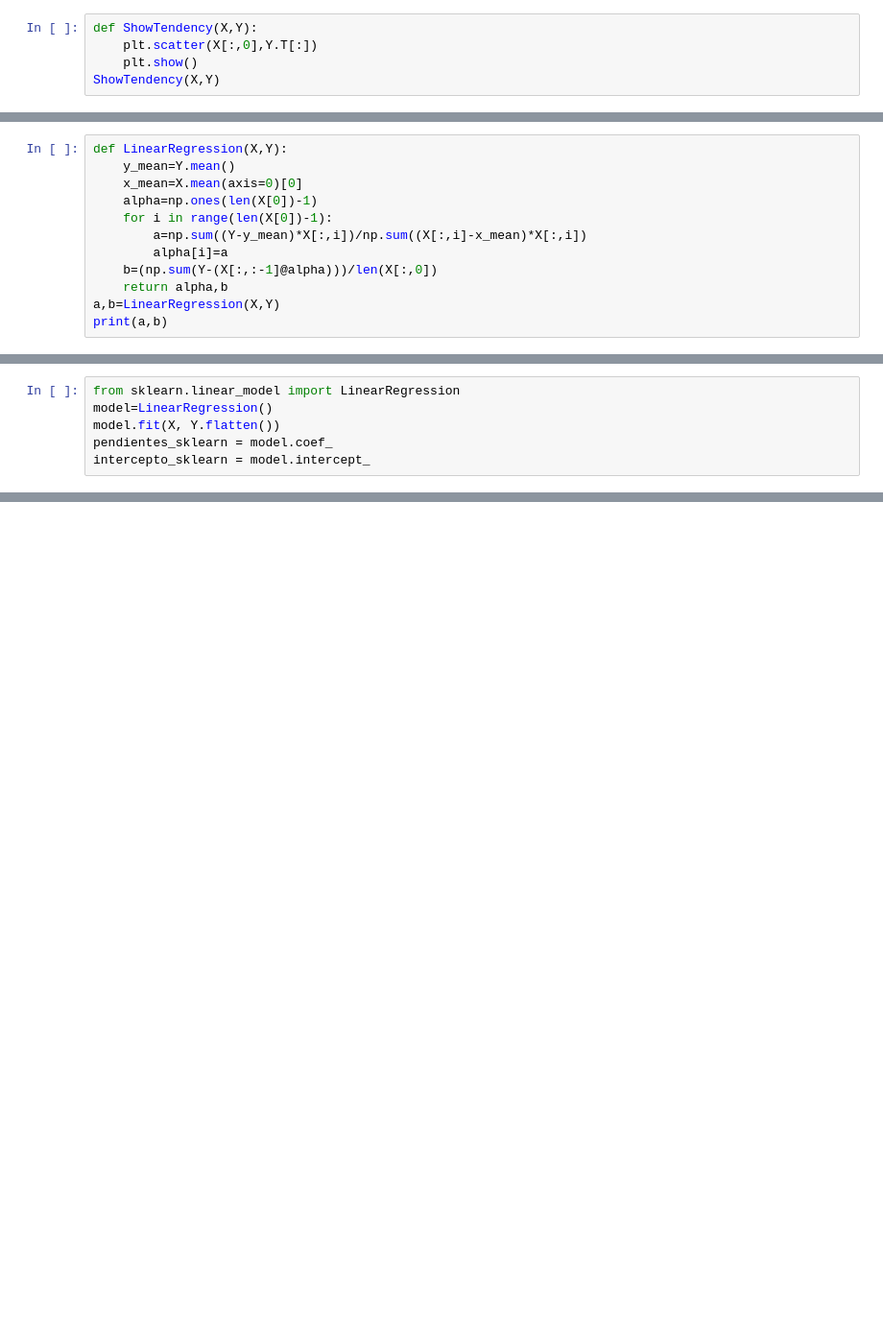
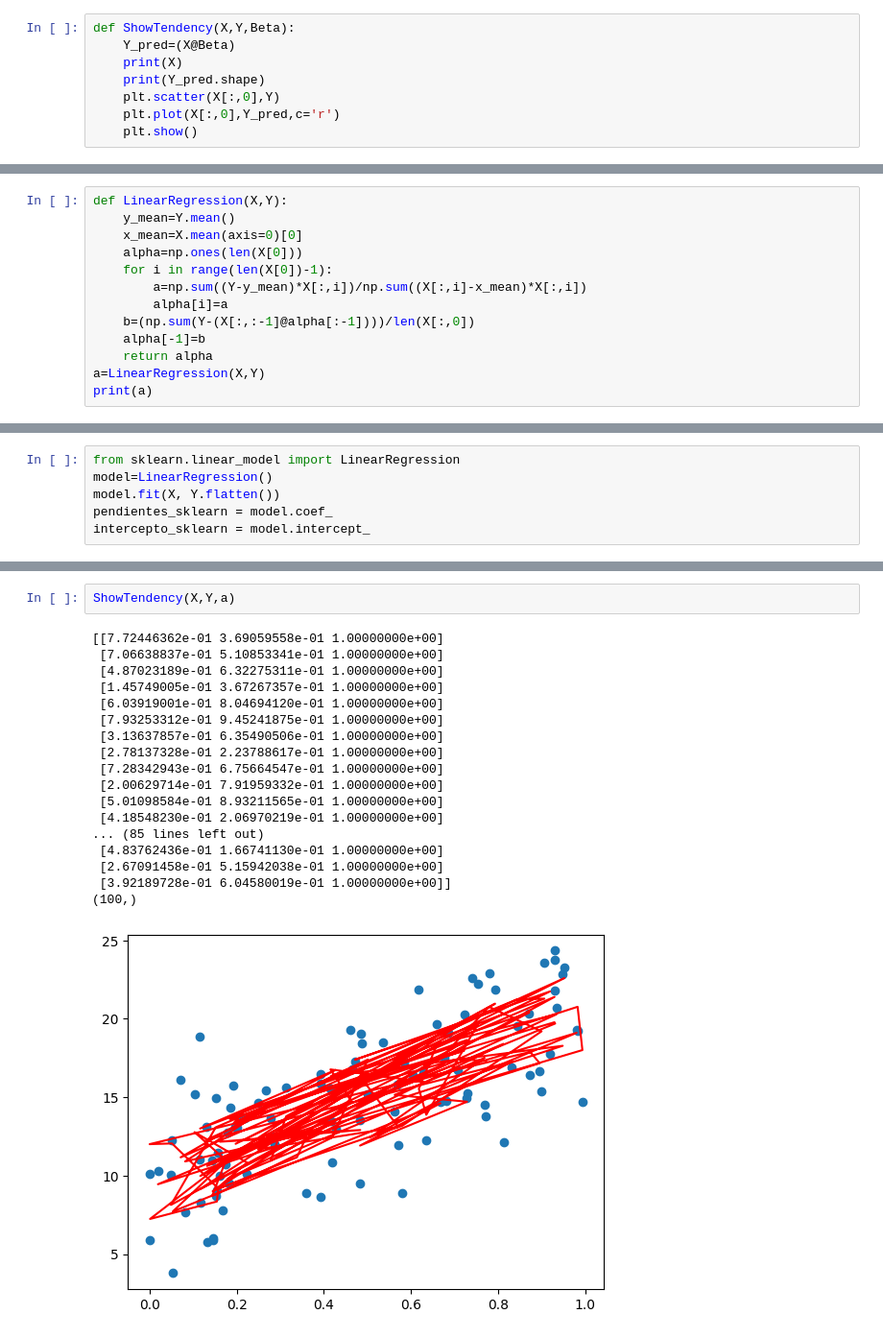
Before and after one commit to Andresmahu/C1-Darkseid-RegresionLineal, a Jupyter notebook: C1-Darkseid-RegresionLineal.ipynb, the cells around one changed output, grey strips where cells are left out. Shown at 96% size. Cells and saved outputs as stored; diff of their text form; blank space fills up the shorter version.

```diff
--- a/C1-Darkseid-RegresionLineal.ipynb
+++ b/C1-Darkseid-RegresionLineal.ipynb
@@ -17,5 +17,8 @@ X,Y=CreatePoints(2,100,0.1)
 # %%
-def ShowTendency(X,Y):
-    plt.scatter(X[:,0],Y.T[:])
+def ShowTendency(X,Y,Beta):
+    Y_pred=(X@Beta)
+    print(X)
+    print(Y_pred.shape)
+    plt.scatter(X[:,0],Y)
+    plt.plot(X[:,0],Y_pred,c='r')
     plt.show()
-ShowTendency(X,Y)
@@ -25,12 +26,13 @@ ShowTendency(X,Y)
 def LinearRegression(X,Y):
     y_mean=Y.mean()
     x_mean=X.mean(axis=0)[0]
-    alpha=np.ones(len(X[0])-1)
+    alpha=np.ones(len(X[0]))
     for i in range(len(X[0])-1):
         a=np.sum((Y-y_mean)*X[:,i])/np.sum((X[:,i]-x_mean)*X[:,i])
         alpha[i]=a
-    b=(np.sum(Y-(X[:,:-1]@alpha)))/len(X[:,0])
-    return alpha,b
-a,b=LinearRegression(X,Y)
-print(a,b)
+    b=(np.sum(Y-(X[:,:-1]@alpha[:-1])))/len(X[:,0])
+    alpha[-1]=b
+    return alpha
+a=LinearRegression(X,Y)
+print(a)
 # %% [output]
@@ -49,0 +52,21 @@ print(intercepto_sklearn)
+# %%
+ShowTendency(X,Y,a)
+# %% [output]
+[[7.72446362e-01 3.69059558e-01 1.00000000e+00]
+ [7.06638837e-01 5.10853341e-01 1.00000000e+00]
+ [4.87023189e-01 6.32275311e-01 1.00000000e+00]
+ [1.45749005e-01 3.67267357e-01 1.00000000e+00]
+ [6.03919001e-01 8.04694120e-01 1.00000000e+00]
+ [7.93253312e-01 9.45241875e-01 1.00000000e+00]
+ [3.13637857e-01 6.35490506e-01 1.00000000e+00]
+ [2.78137328e-01 2.23788617e-01 1.00000000e+00]
+ [7.28342943e-01 6.75664547e-01 1.00000000e+00]
+ [2.00629714e-01 7.91959332e-01 1.00000000e+00]
+ [5.01098584e-01 8.93211565e-01 1.00000000e+00]
+ [4.18548230e-01 2.06970219e-01 1.00000000e+00]
+... (85 lines left out)
+ [4.83762436e-01 1.66741130e-01 1.00000000e+00]
+ [2.67091458e-01 5.15942038e-01 1.00000000e+00]
+ [3.92189728e-01 6.04580019e-01 1.00000000e+00]]
+(100,)
+[figure, added]
```
Also changed, not shown: parts of 4 cells of this notebook.
